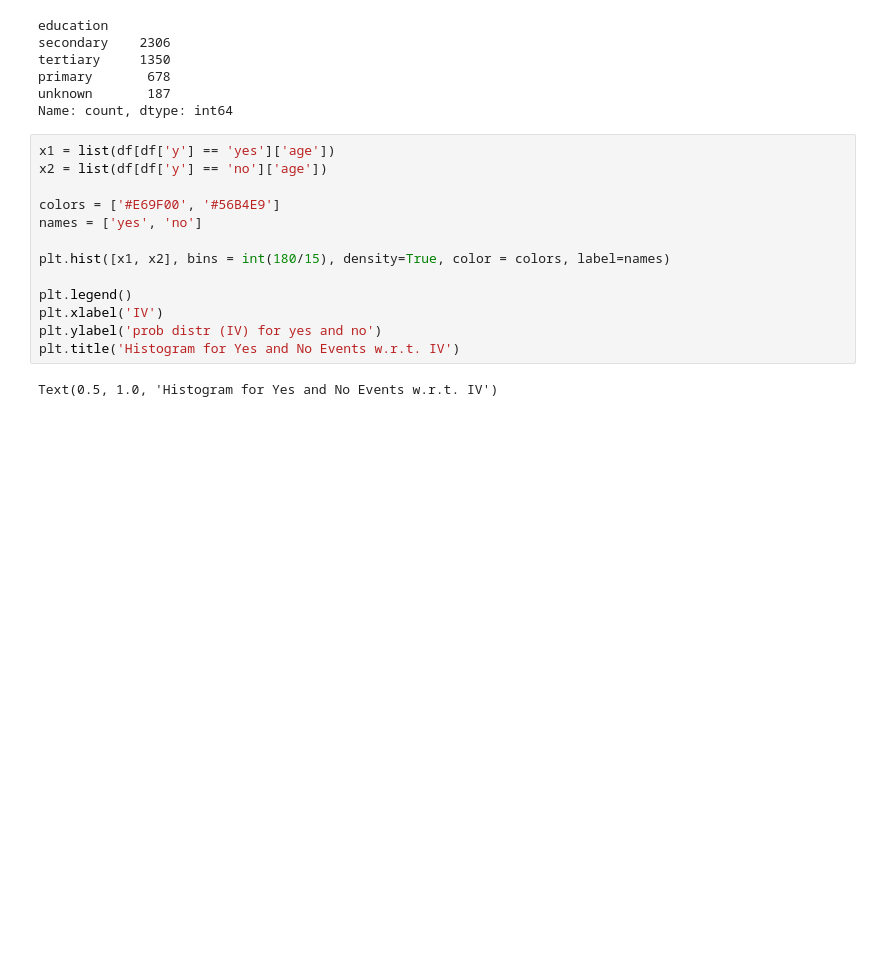
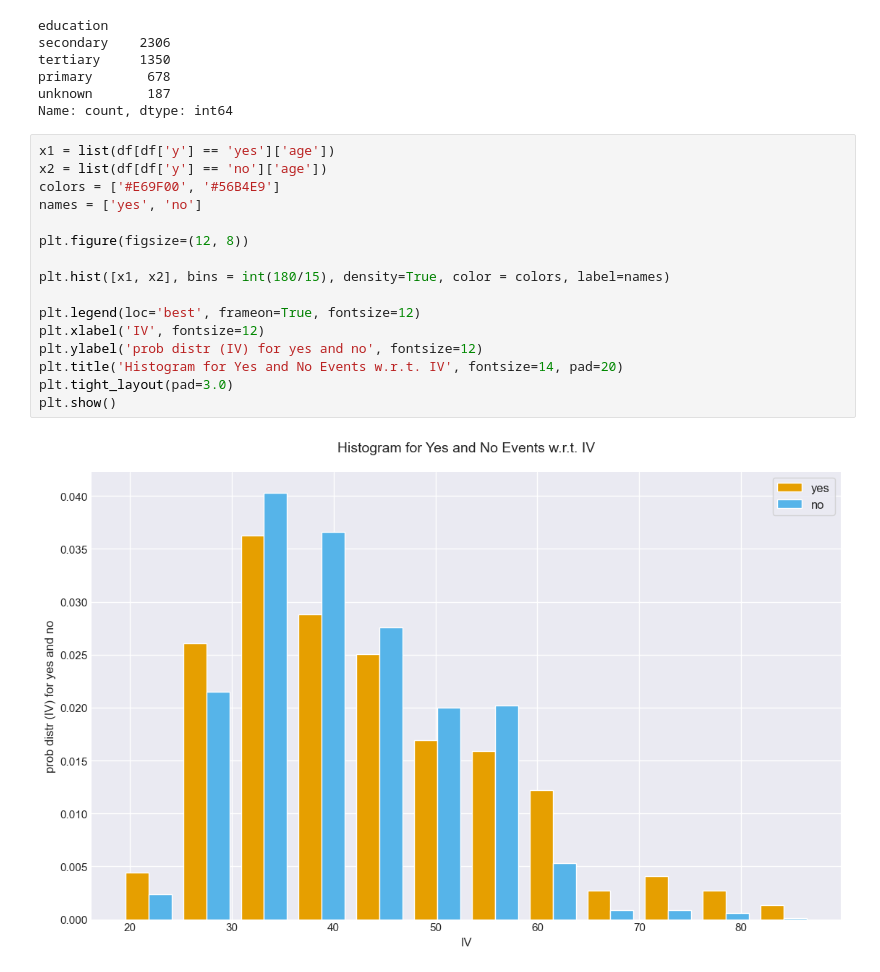
Before and after one commit to kexin0221/BigDataDevelopment, a Jupyter notebook: Lesson06/Exercise01.ipynb, the cells around one changed output. Drawn from its saved outputs; the diff is of its cells as text; blank space fills up the shorter version.

```diff
--- a/Lesson06/Exercise01.ipynb
+++ b/Lesson06/Exercise01.ipynb
@@ -128,17 +122,20 @@ Name: count, dtype: int64
 # %%
 x1 = list(df[df['y'] == 'yes']['age'])
 x2 = list(df[df['y'] == 'no']['age'])
-
 colors = ['#E69F00', '#56B4E9']
 names = ['yes', 'no']
 
+plt.figure(figsize=(12, 8))
+
 plt.hist([x1, x2], bins = int(180/15), density=True, color = colors, label=names)
 
-plt.legend()
-plt.xlabel('IV')
-plt.ylabel('prob distr (IV) for yes and no')
-plt.title('Histogram for Yes and No Events w.r.t. IV')
+plt.legend(loc='best', frameon=True, fontsize=12)
+plt.xlabel('IV', fontsize=12)
+plt.ylabel('prob distr (IV) for yes and no', fontsize=12)
+plt.title('Histogram for Yes and No Events w.r.t. IV', fontsize=14, pad=20)
+plt.tight_layout(pad=3.0)
+plt.show()
 # %% [output]
-Text(0.5, 1.0, 'Histogram for Yes and No Events w.r.t. IV')
+[figure, added]
 # %%
 df.groupby(["month", "y"]).size().unstack().plot(kind='bar', stacked=True, figsize=(20,10))
```
Also changed, not shown: parts of 5 cells of this notebook, 1 other file.
